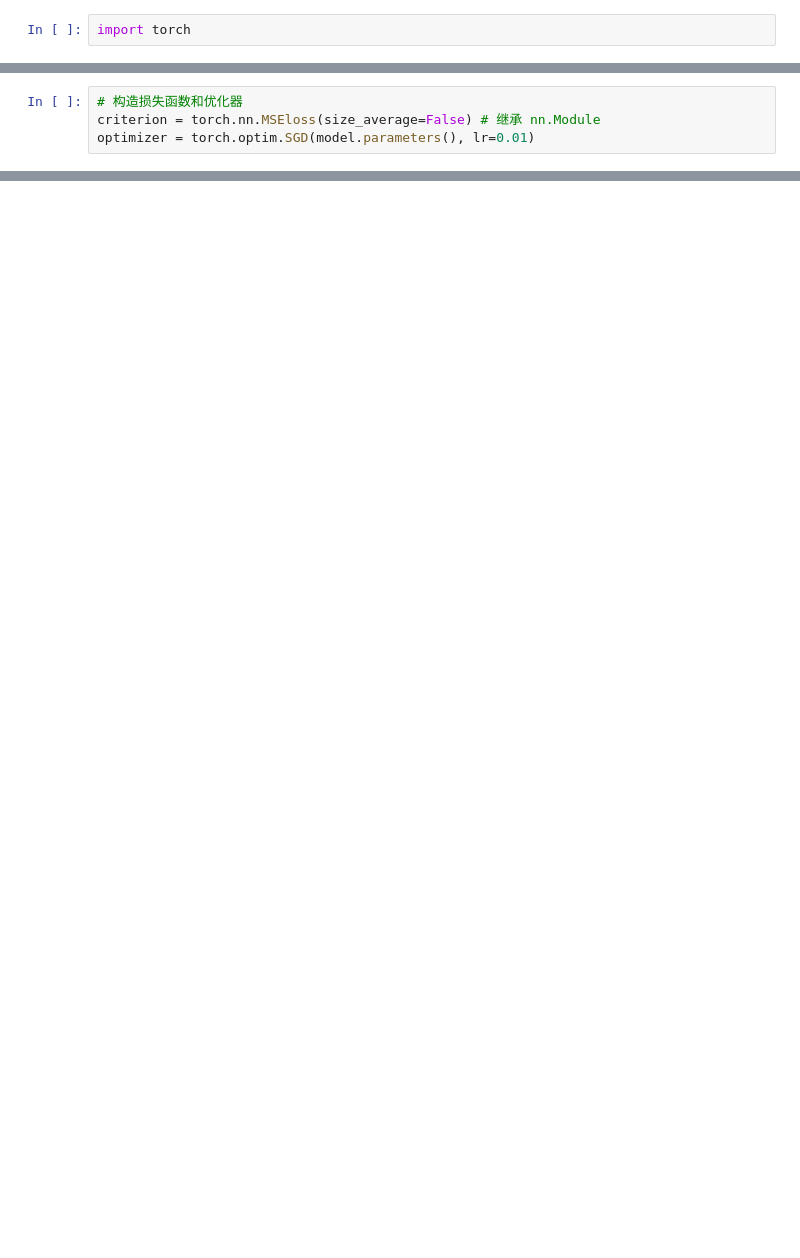
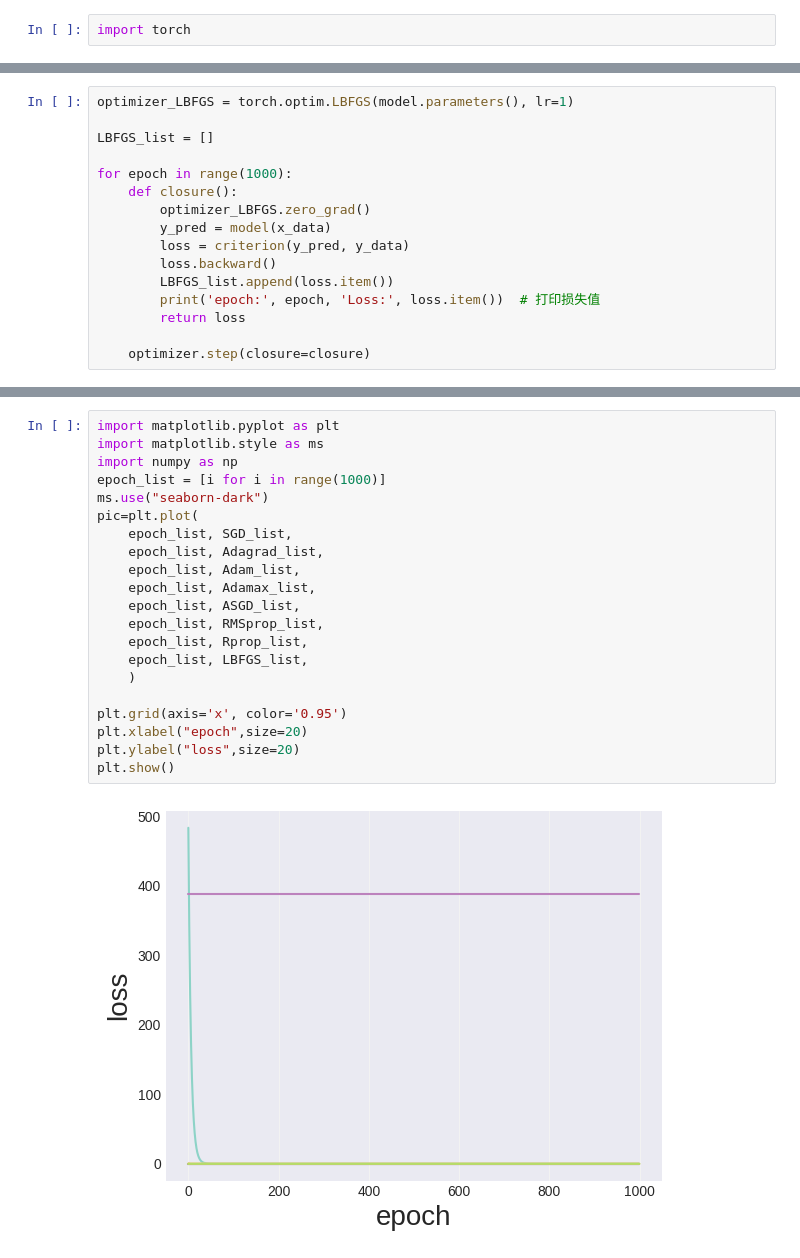
Before and after one commit to Furi5/DL_study, a Jupyter notebook: study-2.ipynb, the cells around one changed output, grey strips where cells are left out. Cells and saved outputs as stored; diff of their text form; blank space fills up the shorter version.

```diff
--- a/study-2.ipynb
+++ b/study-2.ipynb
@@ -23,4 +24,0 @@ model = LinearModel() # 实例化
-# %%
-# 构造损失函数和优化器
-criterion = torch.nn.MSEloss(size_average=False) # 继承 nn.Module
-optimizer = torch.optim.SGD(model.parameters(), lr=0.01)
@@ -26,0 +106,16 @@ optimizer = torch.optim.SGD(model.parameters(), lr=0.01)
+# %%
+optimizer_LBFGS = torch.optim.LBFGS(model.parameters(), lr=1)
+
+LBFGS_list = []
+
+for epoch in range(1000):
+    def closure():
+        optimizer_LBFGS.zero_grad()
+        y_pred = model(x_data)
+        loss = criterion(y_pred, y_data)
+        loss.backward()
+        LBFGS_list.append(loss.item())
+        print('epoch:', epoch, 'Loss:', loss.item())  # 打印损失值
+        return loss
+
+    optimizer.step(closure=closure)
@@ -26,0 +140,23 @@ optimizer = torch.optim.SGD(model.parameters(), lr=0.01)
+# %%
+import matplotlib.pyplot as plt
+import matplotlib.style as ms
+import numpy as np
+epoch_list = [i for i in range(1000)]
+ms.use("seaborn-dark")
+pic=plt.plot(
+    epoch_list, SGD_list,
+    epoch_list, Adagrad_list,
+    epoch_list, Adam_list,
+    epoch_list, Adamax_list,
+    epoch_list, ASGD_list,
+    epoch_list, RMSprop_list,
+    epoch_list, Rprop_list,
+    epoch_list, LBFGS_list,
+    )
+
+plt.grid(axis='x', color='0.95')
+plt.xlabel("epoch",size=20)
+plt.ylabel("loss",size=20)
+plt.show()
+# %% [output]
+[figure, added]
```
Also changed, not shown: parts of 4 cells of this notebook, 4 other files.
